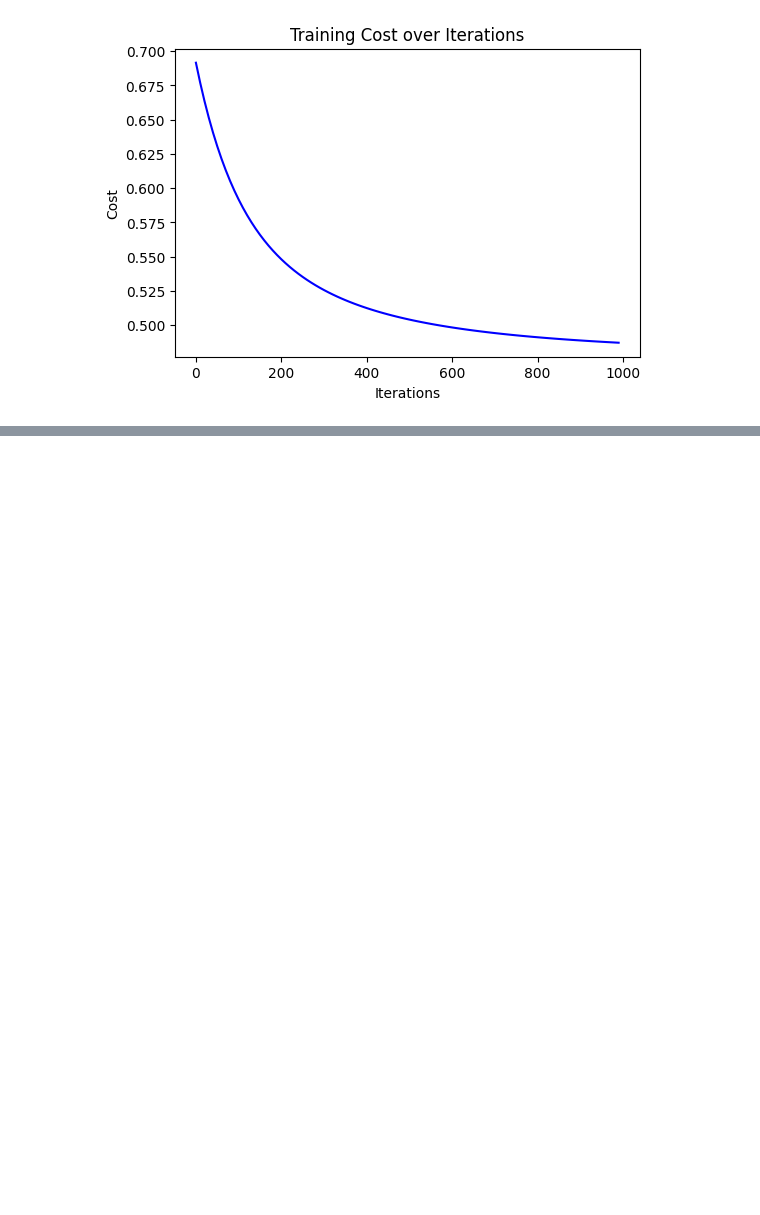
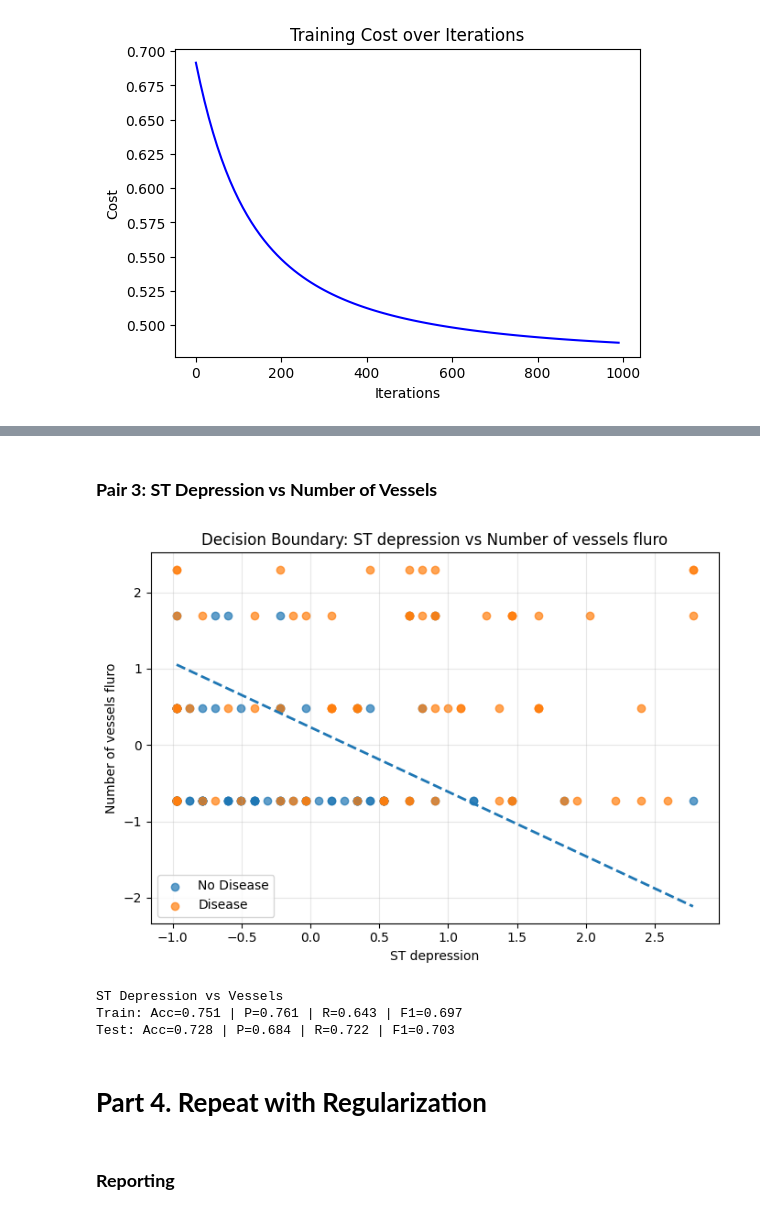
Before and after one commit to JuanLeal1105/TDSE_HeartDiseasePrediction_LogisticRegression, a Jupyter notebook: Notebook_Part1.ipynb, the cells around one changed output, grey strips where cells are left out. Drawn from its saved outputs; the diff is of its cells as text; code cells hidden in the pictures; blank space fills up the shorter version.

```diff
--- a/Notebook_Part1.ipynb
+++ b/Notebook_Part1.ipynb
@@ -298,0 +561,33 @@ Testing Metrics:  Accuracy=0.852, Precision=0.853, Recall=0.806, F1=0.829
+# %% [markdown]
+### **Pair 3: ST Depression vs Number of Vessels**
+# %%
+pair = ["ST depression", "Number of vessels fluro"]
+
+X_pair = df_capped[pair].values
+y_pair = y
+
+X_train_p = X_pair[train_idx]
+y_train_p = y_pair[train_idx]
+
+mu = X_train_p.mean(axis=0)
+sigma = X_train_p.std(axis=0)
+
+X_train_p_norm = (X_train_p - mu) / sigma
+
+w_2d, b_2d, _ = train_logistic_2d(X_train_p_norm, y_train_p)
+
+y_train_pred = predict(X_train_p_norm, w_2d, b_2d)
+y_test_pred  = predict(X_test_p_norm, w_2d, b_2d)
+
+plot_decision_boundary(X_train_p_norm, y_train_p, w_2d, b_2d, pair)
+
+print("ST Depression vs Vessels")
+print_metrics_line(y_train_p, y_train_pred, "Train")
+print_metrics_line(y_test_p,  y_test_pred,  "Test")
+# %% [output]
+[figure, added]
+ST Depression vs Vessels
+Train: Acc=0.751 | P=0.761 | R=0.643 | F1=0.697
+Test: Acc=0.728 | P=0.684 | R=0.722 | F1=0.703
+# %% [markdown]
+# **Part 4. Repeat with Regularization**
@@ -298,0 +663,2 @@ Testing Metrics:  Accuracy=0.852, Precision=0.853, Recall=0.806, F1=0.829
+# %% [markdown]
+### **Reporting**
```
Also changed, not shown: parts of 31 cells of this notebook.
